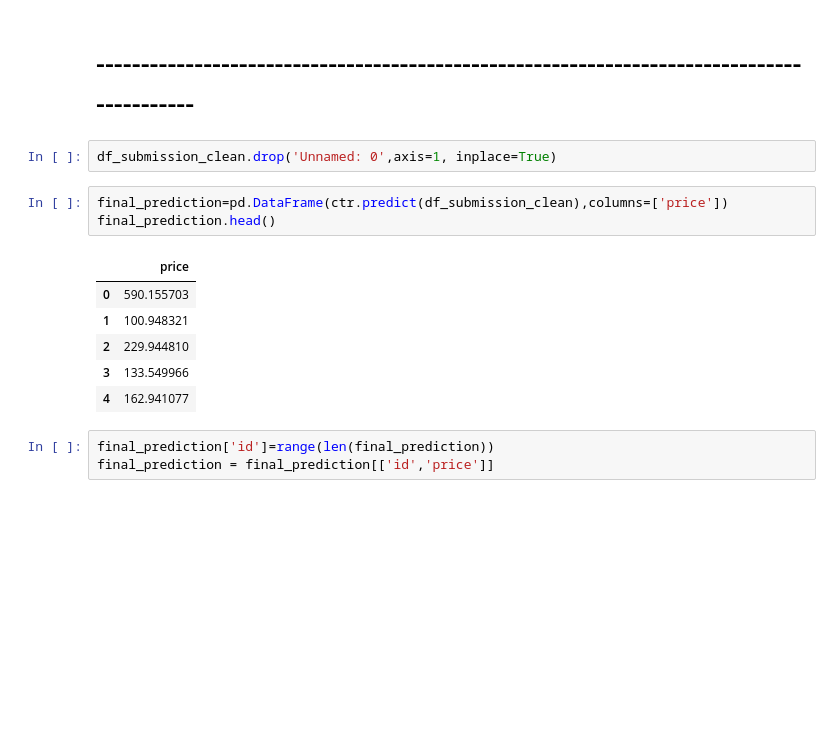
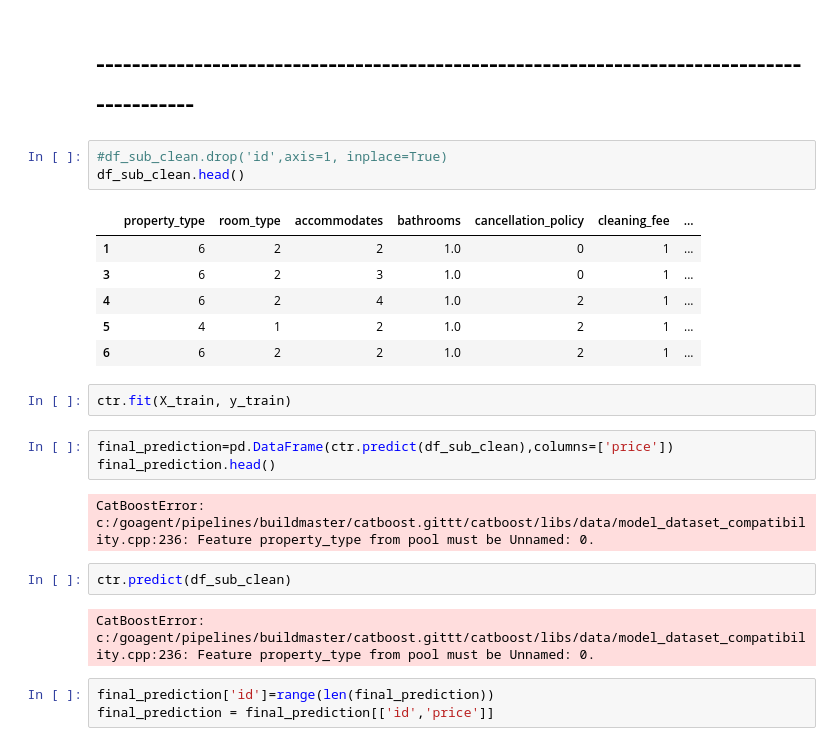
Before and after one commit to luisferlc/datamex1019, a Jupyter notebook: module-3/airbnb/submission predict.ipynb, the cells around one changed output. Cells and saved outputs as stored; diff of their text form; blank space fills up the shorter version.

```diff
--- a/module-3/airbnb/submission predict.ipynb
+++ b/module-3/airbnb/submission predict.ipynb
@@ -225,17 +349,26 @@ metamodelo.score(X_train, y_train)
 # %% [markdown]
 # ------------------------------------------------------------------------------------------
 # %%
-df_submission_clean.drop('Unnamed: 0',axis=1, inplace=True)
+#df_sub_clean.drop('id',axis=1, inplace=True)
+df_sub_clean.head()
+# %% [output]
+|  | property_type | room_type | accommodates | bathrooms | cancellation_policy | cleaning_fee | ... |
+| 1 | 6 | 2 | 2 | 1.0 | 0 | 1 | ... |
+| 3 | 6 | 2 | 3 | 1.0 | 0 | 1 | ... |
+| 4 | 6 | 2 | 4 | 1.0 | 2 | 1 | ... |
+| 5 | 4 | 1 | 2 | 1.0 | 2 | 1 | ... |
+| 6 | 6 | 2 | 2 | 1.0 | 2 | 1 | ... |
+# %%
+ctr.fit(X_train, y_train)
 # %%
-final_prediction=pd.DataFrame(ctr.predict(df_submission_clean),columns=['price'])
+final_prediction=pd.DataFrame(ctr.predict(df_sub_clean),columns=['price'])
 final_prediction.head()
 # %% [output]
-|  | price |
-| 0 | 590.155703 |
-| 1 | 100.948321 |
-| 2 | 229.944810 |
-| 3 | 133.549966 |
-| 4 | 162.941077 |
+CatBoostError: c:/goagent/pipelines/buildmaster/catboost.gittt/catboost/libs/data/model_dataset_compatibility.cpp:236: Feature property_type from pool must be Unnamed: 0.
+# %%
+ctr.predict(df_sub_clean)
+# %% [output]
+CatBoostError: c:/goagent/pipelines/buildmaster/catboost.gittt/catboost/libs/data/model_dataset_compatibility.cpp:236: Feature property_type from pool must be Unnamed: 0.
 # %%
 final_prediction['id']=range(len(final_prediction))
 final_prediction = final_prediction[['id','price']]
```
Also changed, not shown: parts of 12 cells of this notebook, 7 other files.
